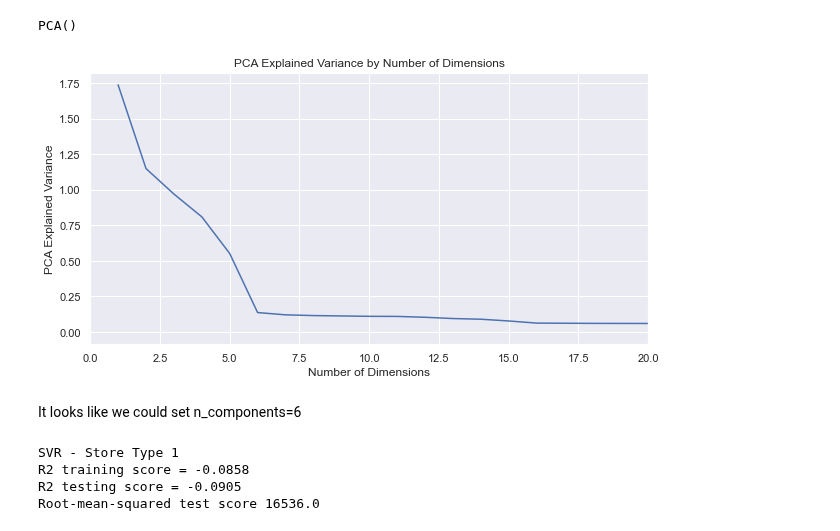
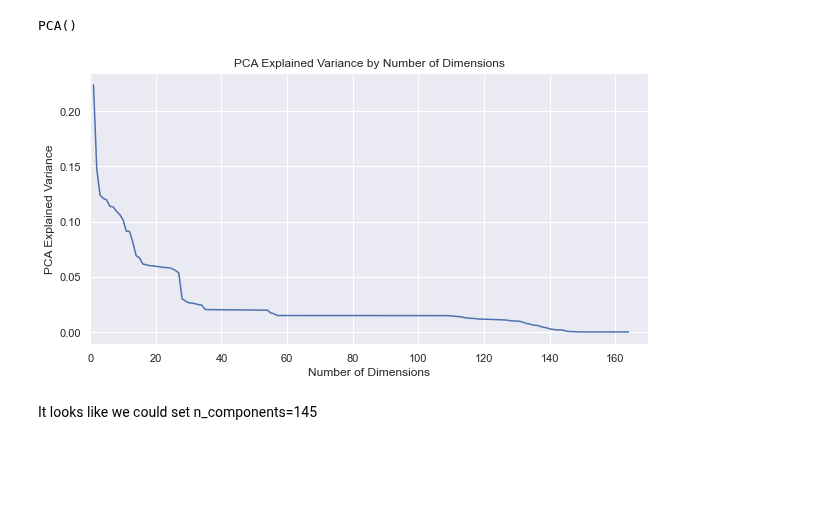
Before and after one commit to Dylan-C-Neal/capstone1-retail_forecasting, a Jupyter notebook: notebooks/C1S4-Modeling.ipynb, the cells around one changed output. Cells and saved outputs as stored; diff of their text form; code cells hidden in the pictures; blank space fills up the shorter version.

```diff
--- a/notebooks/C1S4-Modeling.ipynb
+++ b/notebooks/C1S4-Modeling.ipynb
@@ -171 +172,9 @@ from sklearn.preprocessing import StandardScaler
+# %%
+# Initialize scaler and fit_transform X_train
+scaler0 = MinMaxScaler()
+scaler1 = MinMaxScaler()
+scaler2 = MinMaxScaler()
+X_train0[['Temperature', 'Fuel_Price', 'CPI', 'Unemployment', 'Size']] = scaler0.fit_transform(X_train0[['Temperature', 'Fuel_Price', 'CPI', 'Unemployment', 'Size']])
+X_train1[['Temperature', 'Fuel_Price', 'CPI', 'Unemployment', 'Size']] = scaler1.fit_transform(X_train1[['Temperature', 'Fuel_Price', 'CPI', 'Unemployment', 'Size']])
+X_train2[['Temperature', 'Fuel_Price', 'CPI', 'Unemployment', 'Size']] = scaler2.fit_transform(X_train2[['Temperature', 'Fuel_Price', 'CPI', 'Unemployment', 'Size']])
 # %%
@@ -615,17 +656,16 @@ pca.fit(X_train1)
 # %% [output]
 PCA()
 # %%
-sns.set()
 _ = plt.figure(figsize=(10,5))
 _ = plt.plot(np.arange(pca.explained_variance_.shape[0])+1, pca.explained_variance_)
 _ = plt.title('PCA Explained Variance by Number of Dimensions')
 _ = plt.xlabel('Number of Dimensions')
 _ = plt.ylabel('PCA Explained Variance')
-_ = plt.xlim(0, 20)
+_ = plt.xlim(0, 170)
 _ = plt.show()
 _ = plt.close()
 # %% [output]
-[figure, old version]
+[figure, new version]
 # %% [markdown]
-It looks like we could set n_components=6
+It looks like we could set n_components=145
 # %%
@@ -637,14 +676,0 @@ from sklearn.svm import LinearSVR
-# %%
-# Let's try SVR
-pcaSVR1 = LinearSVR()
-pcaSVR1.fit(pcaX_train1, np.ravel(y_train1))
-y_pred1 = pcaSVR1.predict(pcaX_test1)
-print('SVR - Store Type 1')
-print('R2 training score = ' + str(round(pcaSVR1.score(pcaX_train1, y_train1), 4)))
-print('R2 testing score = ' + str(round(r2_score(y_test1, y_pred1), 4)))
-print('Root-mean-squared test score ' + str(round(mean_squared_error(y_test1, y_pred1, squared=False))))
-# %% [output]
-SVR - Store Type 1
-R2 training score = -0.0858
-R2 testing score = -0.0905
-Root-mean-squared test score 16536.0
```
Also changed, not shown: parts of 37 cells of this notebook.
